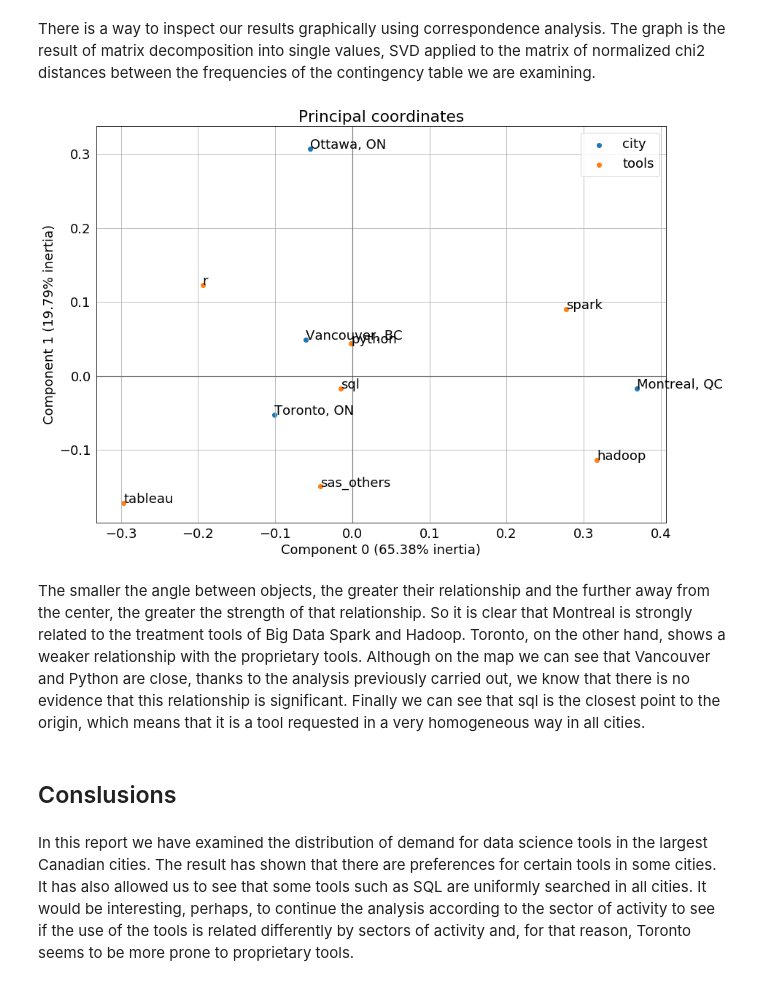
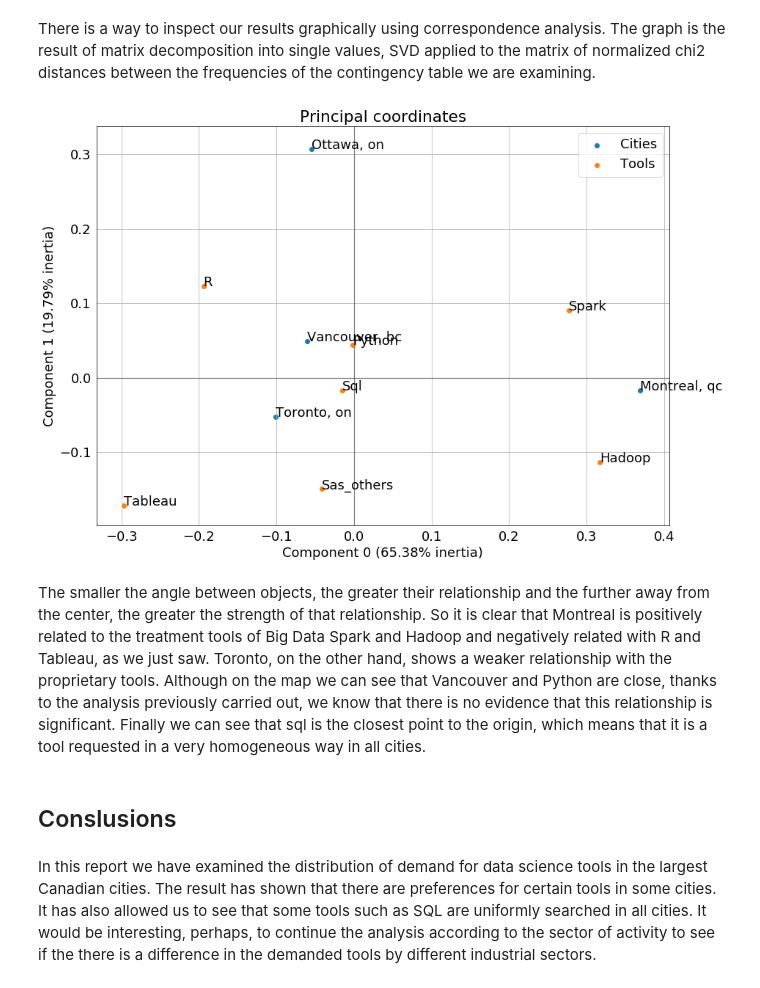
Before and after one commit to joalelg/DataScienceToolsCanadaCities, a Jupyter notebook: DataScienceToolsCanadaCities.ipynb, the cells around one changed output. Cells and saved outputs as stored; diff of their text form; code cells hidden in the pictures.

```diff
--- a/DataScienceToolsCanadaCities.ipynb
+++ b/DataScienceToolsCanadaCities.ipynb
@@ -391,35 +404,38 @@ There is a way to inspect our results graphically using correspondence analysis.
 # %%
 #  Make ccrrespondence Analysis
 
 ca = prince.CA(
      n_components=2,
      n_iter=3,
      copy=True,
      check_input=True,
      engine='auto',
      random_state=42
      )
 
 ca = ca.fit(tools_df)
 #fig, ax = plt.subplots(figsize = (14, 10))
+# Capitalize columns and indexes
+tools_df.columns = pd.Series([c.capitalize() for c in tools_df.columns], name = 'Tools')
+tools_df.index = pd.Series([c.capitalize() for c in tools_df.index], name = 'Cities')
 ax = ca.plot_coordinates(
      X=tools_df,
      ax=None,
 
      x_component=0,
      y_component=1,
      show_row_labels=True,
      show_col_labels=True,
      figsize = (14,10), )
 #plt.show()
 #ax.get_figure().savefig('images/ca_coordinates.svg')
 # %% [output]
-[figure, old version]
+[figure, new version]
 # %% [markdown]
-The smaller the angle between objects, the greater their relationship and the further away from the center, the greater the strength of that relationship. So it is clear that Montreal is strongly related to the treatment tools of Big Data Spark and Hadoop. Toronto, on the other hand, shows a weaker relationship with the proprietary tools.
+The smaller the angle between objects, the greater their relationship and the further away from the center, the greater the strength of that relationship. So it is clear that Montreal is positively related to the treatment tools of Big Data Spark and Hadoop and negatively related with R and Tableau, as we just saw. Toronto, on the other hand, shows a weaker relationship with the proprietary tools.
 Although on the map we can see that Vancouver and Python are close, thanks to the analysis previously carried out, we know that there is no evidence that this relationship is significant. Finally we can see that sql is the closest point to the origin, which means that it is a tool requested in a very homogeneous way in all cities.
 # %% [markdown]
 ## Conslusions
 # %% [markdown]
 In this report we have examined the distribution of demand for data science tools in the largest Canadian cities. The result has shown that there are preferences for certain tools in some cities. It has also allowed us to see that some tools such as SQL are uniformly searched in all cities.
-It would be interesting, perhaps, to continue the analysis according to the sector of activity to see if the use of the tools is related differently by sectors of activity and, for that reason, Toronto seems to be more prone to proprietary tools.
+It would be interesting, perhaps, to continue the analysis according to the sector of activity to see if the there is a difference in the demanded tools by different industrial sectors.
```
Also changed, not shown: parts of 3 cells of this notebook.
